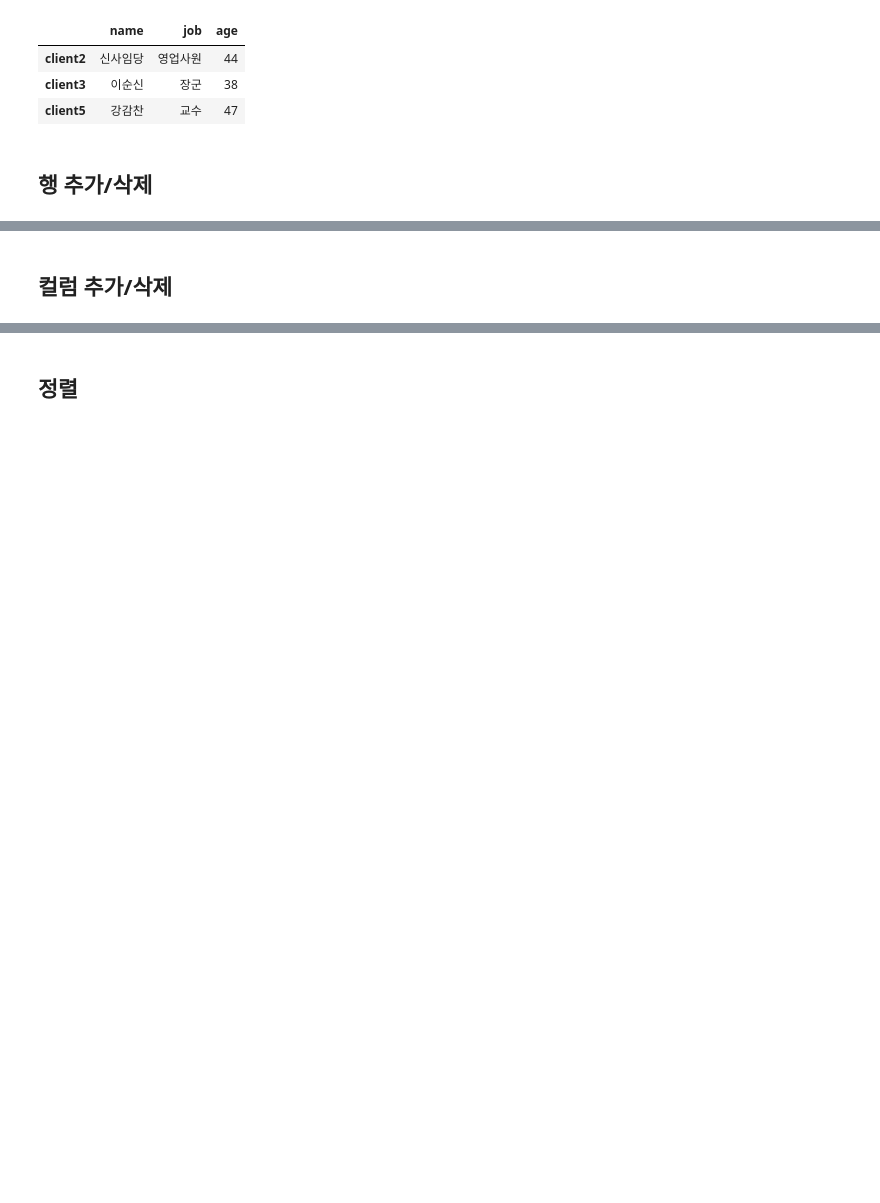
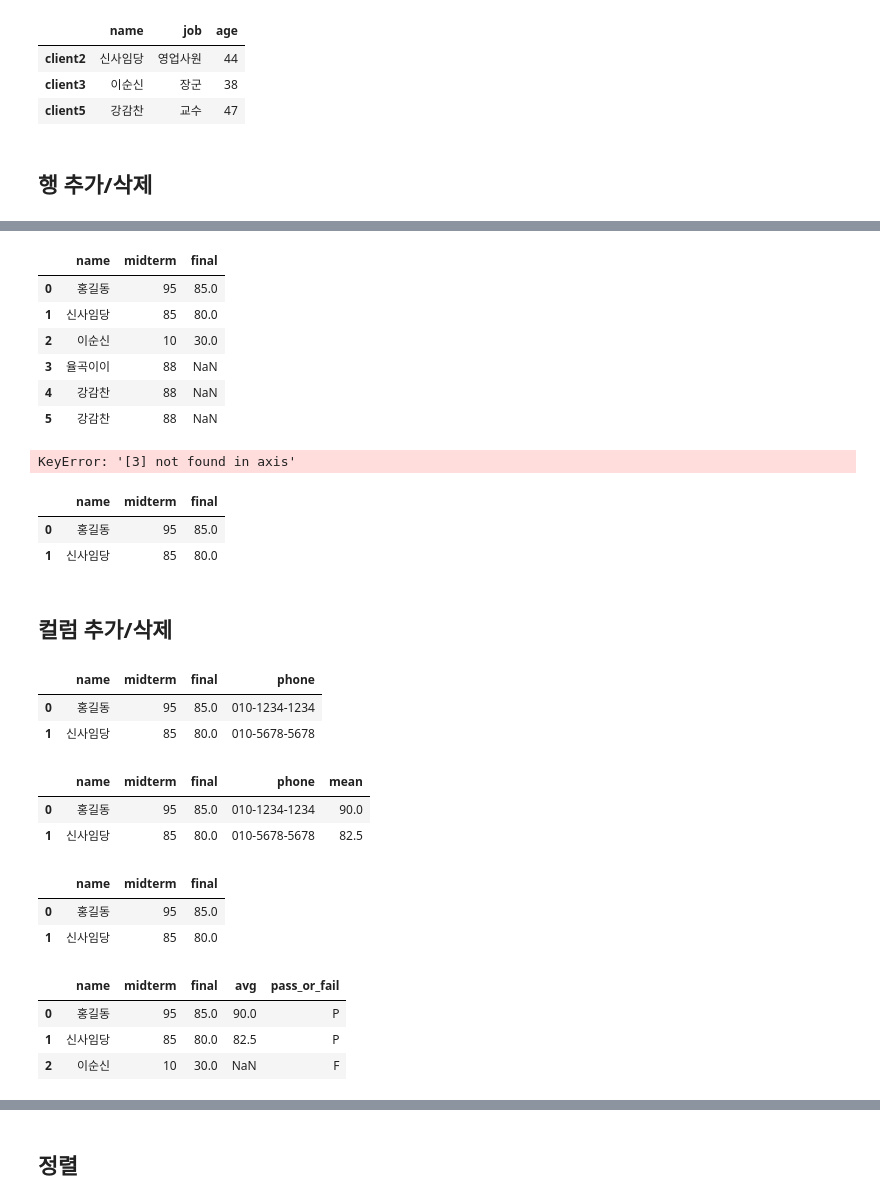
Before and after one commit to kimjeongjaejae-SKN33/05_data_analysis, a Jupyter notebook: 02_pandas/02_dataframe.ipynb, the cells around one changed output, grey strips where cells are left out. Drawn from its saved outputs; the diff is of its cells as text; code cells hidden in the pictures; blank space fills up the shorter version.

```diff
--- a/02_pandas/02_dataframe.ipynb
+++ b/02_pandas/02_dataframe.ipynb
@@ -359,2 +391,74 @@ df[(df['age'] >= 40) | (df['name'].str.contains('신'))]
+# %%
+# 중복된 인덱스에 한 행(Series 타입) 추가(대입)
+next_index = 3
+df.loc[next_index] = pd.Series({'name': '율곡이이', 'midterm': 88, 'fianl' : 90})
+df
+# %% [output]
+|  | name | midterm | final |
+| 0 | 홍길동 | 95 | 85.0 |
+| 1 | 신사임당 | 85 | 80.0 |
+| 2 | 이순신 | 10 | 30.0 |
+| 3 | 율곡이이 | 88 | NaN |
+| 4 | 강감찬 | 88 | NaN |
+| 5 | 강감찬 | 88 | NaN |
+# %%
+# 행 삭제 -> 원본 유지
+# display(df =df.drop(3))
+# display(df)
+
+df = df.drop(3)
+df
+# %% [output]
+KeyError: '[3] not found in axis'
+# %%
+# 특정 조건을 만족하는 모든 행 삭제
+df = df[df['final'] >= 60]
+df
+# %% [output]
+|  | name | midterm | final |
+| 0 | 홍길동 | 95 | 85.0 |
+| 1 | 신사임당 | 85 | 80.0 |
 # %% [markdown]
 ## 컬럼 추가/삭제
+# %%
+# df['phone'] = ['010-1234-1234', '010-5678-5678']
+df.loc[:,'phone'] =  ['010-1234-1234', '010-5678-5678']
+df
+# %% [output]
+|  | name | midterm | final | phone |
+| 0 | 홍길동 | 95 | 85.0 | 010-1234-1234 |
+| 1 | 신사임당 | 85 | 80.0 | 010-5678-5678 |
+# %%
+# 중간고사, 기말고사 평균 컬럼 (mean) 추가
+df.loc[:, 'mean'] = (df['midterm']+df['final']) / 2
+df
+# %% [output]
+|  | name | midterm | final | phone | mean |
+| 0 | 홍길동 | 95 | 85.0 | 010-1234-1234 | 90.0 |
+| 1 | 신사임당 | 85 | 80.0 | 010-5678-5678 | 82.5 |
+# %%
+# 컬럼 삭제
+df = df[['name' , 'midterm', 'final']] # fancy indexing
+df
+# %% [output]
+|  | name | midterm | final |
+| 0 | 홍길동 | 95 | 85.0 |
+| 1 | 신사임당 | 85 | 80.0 |
+# %%
+# ser|df.apply(함수)
+# - 데이터프레임 또는 시리즈 객체의 각 요소에 함수를 적용할 때
+# - 데이터 전처리 시 자주 사용
+
+def pass_or_fail(value):
+    return 'P' if value >= 60 else 'F'
+
+df.loc[:,'avg'] = (df['midterm'] + df['final']) / 2
+df.loc[2] = {'name': '이순신', 'midterm': 10, 'final': 30}
+
+df.loc[:,'pass_or_fail'] = df['avg'].apply(pass_or_fail)
+df
+# %% [output]
+|  | name | midterm | final | avg | pass_or_fail |
+| 0 | 홍길동 | 95 | 85.0 | 90.0 | P |
+| 1 | 신사임당 | 85 | 80.0 | 82.5 | P |
+| 2 | 이순신 | 10 | 30.0 | NaN | F |
```
Also changed, not shown: parts of 8 cells of this notebook.
